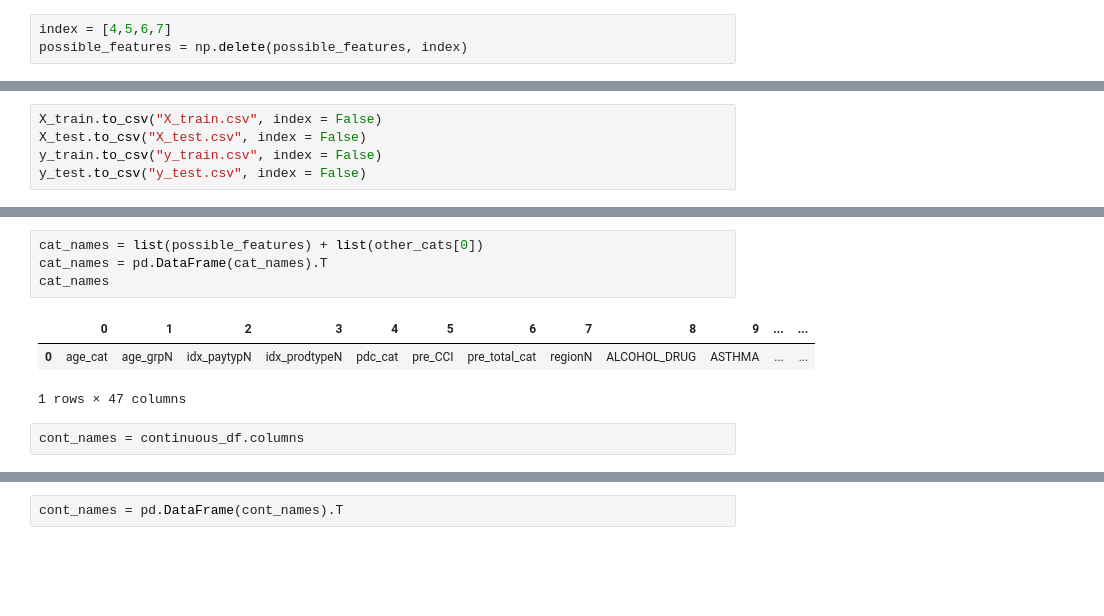
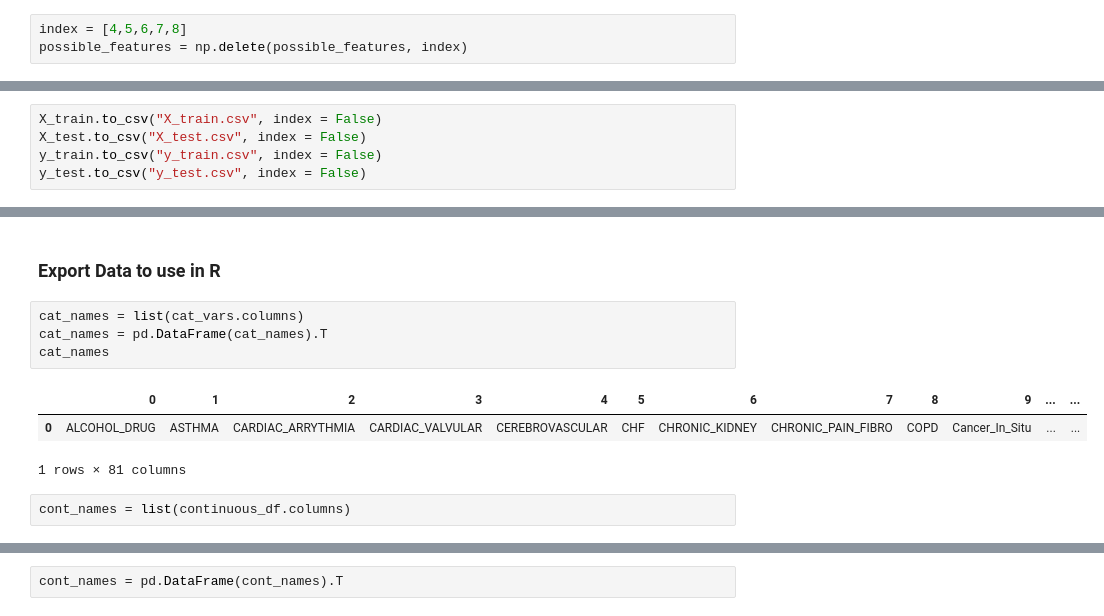
Before and after one commit to edalrami/hccs-final, a Jupyter notebook: final.ipynb, the cells around one changed output, grey strips where cells are left out. Drawn from its saved outputs; the diff is of its cells as text; blank space fills up the shorter version.

```diff
--- a/final.ipynb
+++ b/final.ipynb
@@ -84,7 +86,7 @@ These are the following variables that may require one hot encoding:
 
 After viewing the data dictionary, we see that num_er (number of visits), and num_ip (number of stays) are continuous variables, and additionaly we have to remove num_er_post because we will remove all variables related to the post index period to not affect our target variable `post_total_cost`.
 # %%
-index = [4,5,6,7]
+index = [4,5,6,7,8]
 possible_features = np.delete(possible_features, index)
 # %%
 possible_features
@@ -258,10 +240,12 @@ Index(['pdc', 'idx_copay', 'log_idx_copay', 'pre_ip_cost', 'pre_er_cost',
+# %% [markdown]
+### Export Data to use in R
 # %%
-cat_names = list(possible_features) + list(other_cats[0])
+cat_names = list(cat_vars.columns)
 cat_names = pd.DataFrame(cat_names).T
 cat_names
 # %% [output]
 |  | 0 | 1 | 2 | 3 | 4 | 5 | 6 | 7 | 8 | 9 | ... | ... |
-| 0 | age_cat | age_grpN | idx_paytypN | idx_prodtypeN | pdc_cat | pre_CCI | pre_total_cat | regionN | ALCOHOL_DRUG | ASTHMA | ... | ... |
+| 0 | ALCOHOL_DRUG | ASTHMA | CARDIAC_ARRYTHMIA | CARDIAC_VALVULAR | CEREBROVASCULAR | CHF | CHRONIC_KIDNEY | CHRONIC_PAIN_FIBRO | COPD | Cancer_In_Situ | ... | ... |
-1 rows × 47 columns
+1 rows × 81 columns
 # %%
-cont_names = continuous_df.columns
+cont_names = list(continuous_df.columns)
```
Also changed, not shown: parts of 30 cells of this notebook, 11 other files.
